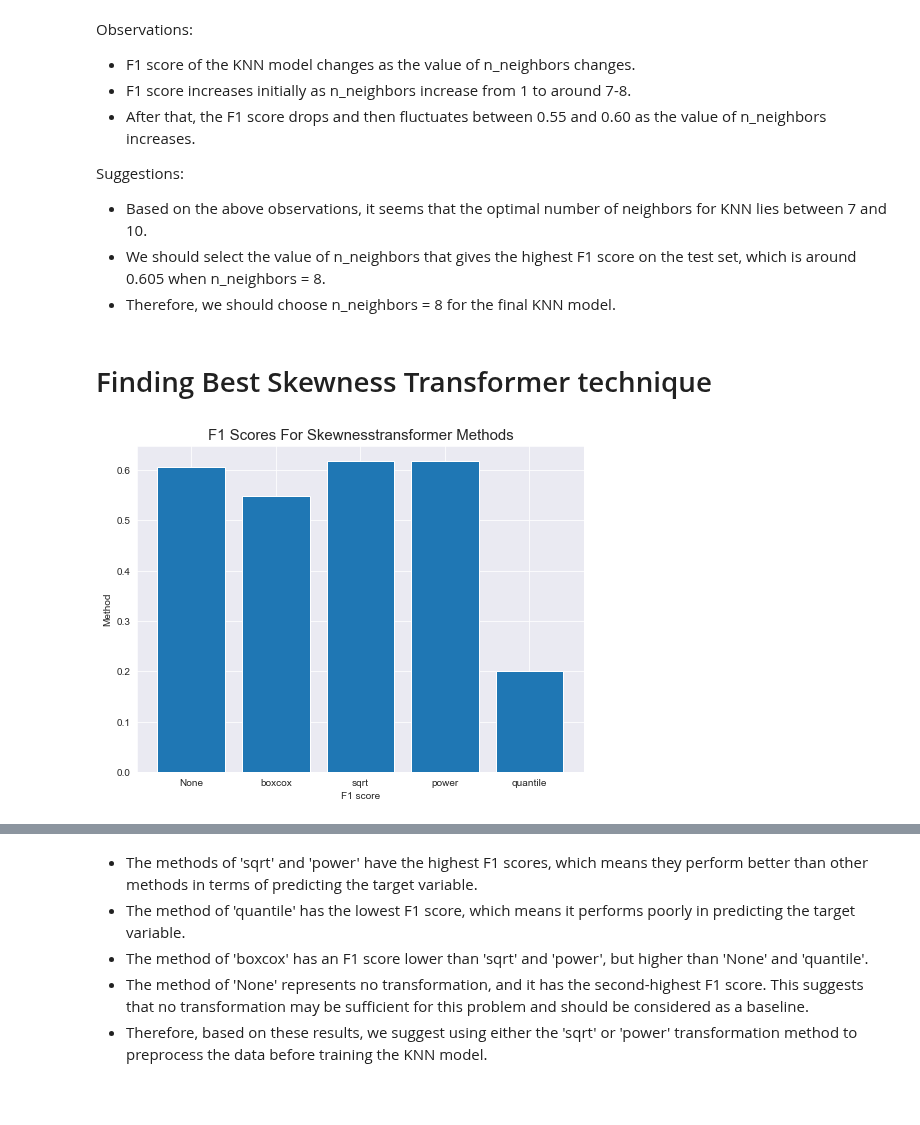
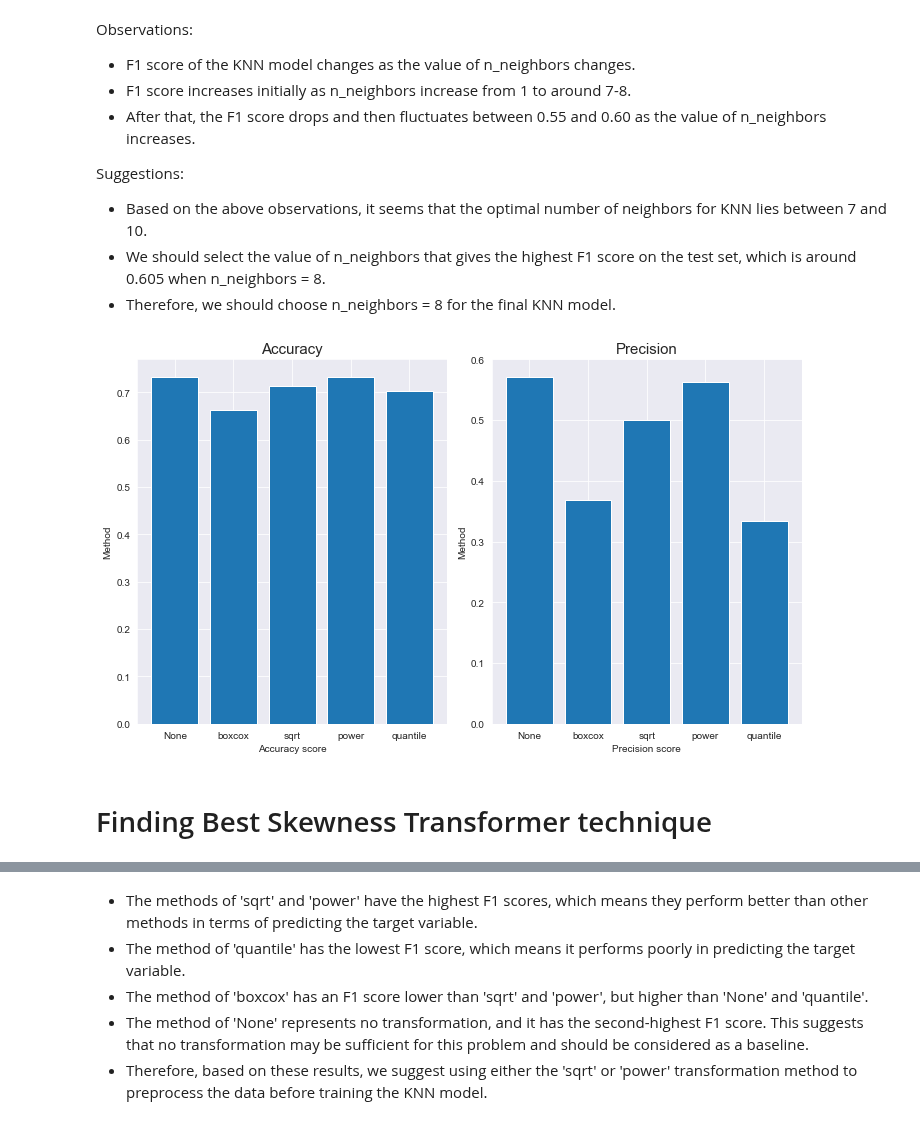
Before and after one commit to mdushetwar/Blood-Donation-Prediction, a Jupyter notebook: BloodDonationPred.ipynb, the cells around one changed output, grey strips where cells are left out. Saved outputs shown, nothing was run; the diff lists cells and outputs as text; code cells hidden in the pictures; blank space fills up the shorter version.

```diff
--- a/BloodDonationPred.ipynb
+++ b/BloodDonationPred.ipynb
@@ -741,9 +765,33 @@ Suggestions:
+# %%
+plt.figure(figsize=(10,6))
+plt.subplot(1,2,1)
+plt.bar(['None', 'boxcox', 'sqrt', 'power', 'quantile'], list(method_accuracy_scores_knn.values()))
+
+# Add title and labels
+plt.title('Accuracy'.title(), fontsize=15)
+plt.xlabel('Accuracy score')
+plt.ylabel('Method')
+
+
+plt.subplot(1,2,2)
+plt.bar(['None', 'boxcox', 'sqrt', 'power', 'quantile'], list(method_precision_scores_knn.values()))
+
+# Add title and labels
+plt.title('Precision'.title(), fontsize=15)
+plt.xlabel('Precision score')
+plt.ylabel('Method')
+
+# Show the plot
+plt.tight_layout()
+# %% [output]
+[figure, added]
 # %% [markdown]
 # Finding Best Skewness Transformer technique
 # %%
 methods = [None, 'boxcox', 'sqrt', 'power', 'quantile']
 
-method_scores={}
+method_precision_scores={}
+method_accuracy_scores={}
 for method in methods:
     preprocessor = ColumnTransformer(
     transformers=[
@@ -758,26 +806,14 @@ for method in methods:
     X_train_transformed = preprocessor.fit_transform(X_train)
     X_test_transformed = preprocessor.transform(X_test)
 
-    #SMOTE
-    smote = SMOTE(random_state=42)
-    X_smote, y_smote= smote.fit_resample(X_train_transformed, y_train)
+    # SMOTE
+    #X_smote, y_smote= smote.fit_resample(X_train_transformed, y_train)
 
-    # KNN model
-    model = KNeighborsClassifier(n_neighbors=8)
-    model.fit(X_smote, y_smote)
+    # SVC model
+    model = LogisticRegression()
+    model.fit(X_train_transformed, y_train)
     y_pred = model.predict(X_test_transformed)
-    f1 = f1_score(y_test, y_pred)
-    method_scores[method]=f1
-
-plt.figure(figsize=(8,6))
-plt.bar(['None', 'boxcox', 'sqrt', 'power', 'quantile'], list(method_scores.values()))
-
-# Add title and labels
-plt.title('F1 scores for SkewnessTransformer methods'.title(), fontsize=15)
-plt.xlabel('F1 score')
-plt.ylabel('Method')
-
-# Show the plot
-plt.show()
+    accuracy= accuracy_score(y_test, y_pred)
+    precision = precision_score(y_test, y_pred)
+    method_precision_scores[method]=precision
+    method_accuracy_scores[method]=accuracy
-# %% [output]
-[figure, removed]
```
Also changed, not shown: parts of 25 cells of this notebook.
